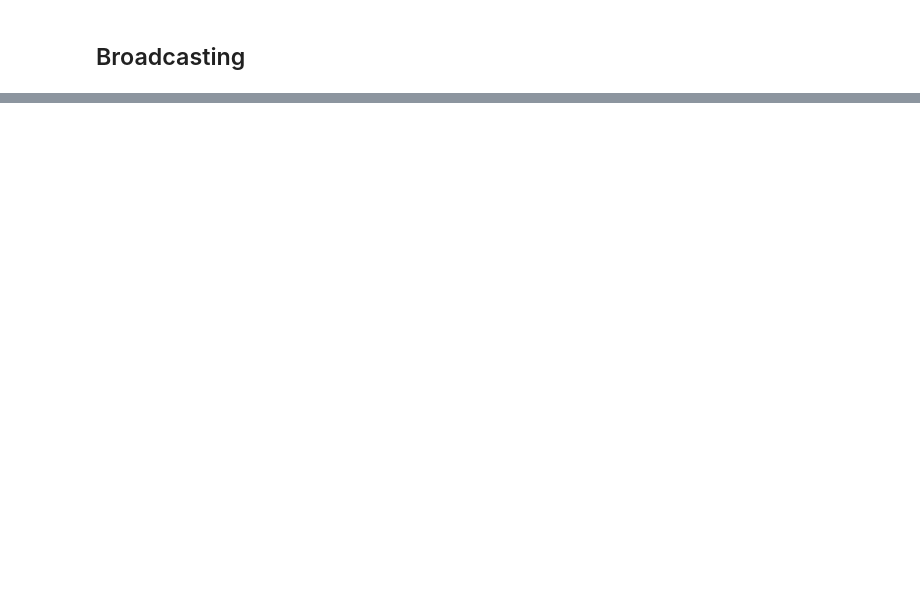
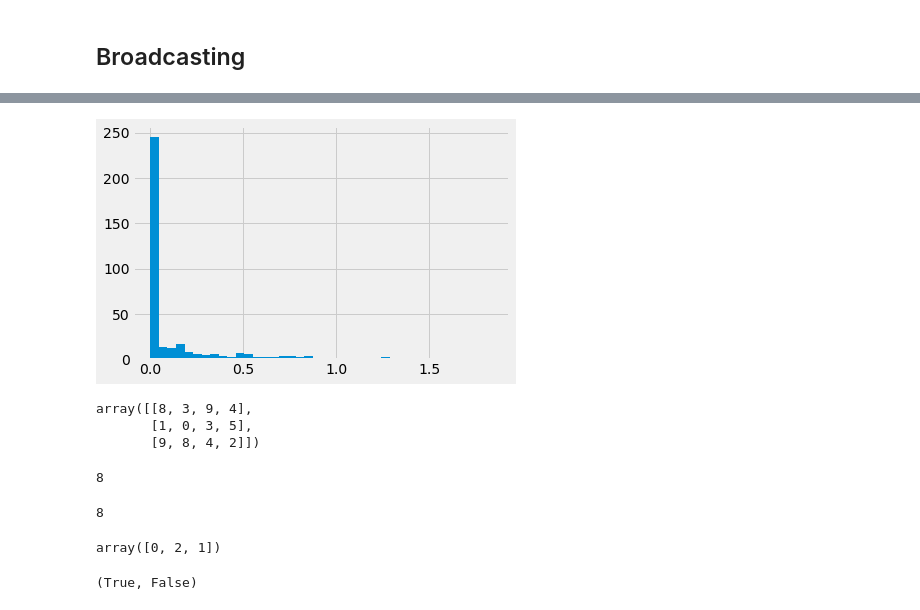
Before and after one commit to numanyilmaz/PythonDataScienceHandbookNotes, a Jupyter notebook: Chapter2.ipynb, the cells around one changed output, grey strips where cells are left out. Saved outputs shown, nothing was run; the diff lists cells and outputs as text; code cells hidden in the pictures; blank space fills up the shorter version.

```diff
--- a/Chapter2.ipynb
+++ b/Chapter2.ipynb
@@ -754,0 +908,31 @@ plt.show()
+# %%
+plt.hist(inches, bins=40);
+# %% [output]
+[figure, added]
+# %%
+#working with 2-dimensional array
+f = np.random.randint(10, size=(3,4))
+f
+# %% [output]
+array([[8, 3, 9, 4],
+       [1, 0, 3, 5],
+       [9, 8, 4, 2]])
+# %%
+np.count_nonzero(f < 6)
+# %% [output]
+8
+# %%
+# this code and cod above result the same. in this case, True=1 , False =0
+np.sum(f < 6)
+# %% [output]
+8
+# %%
+# how many values less than 3 for each row
+np.sum( f < 3, axis = 1)
+# %% [output]
+array([0, 2, 1])
+# %%
+# np.any() , np.all()
+np.any(f == 0 ) , np.all(f==0)
+# %% [output]
+(True, False)
```
Also changed, not shown: parts of 28 cells of this notebook.
